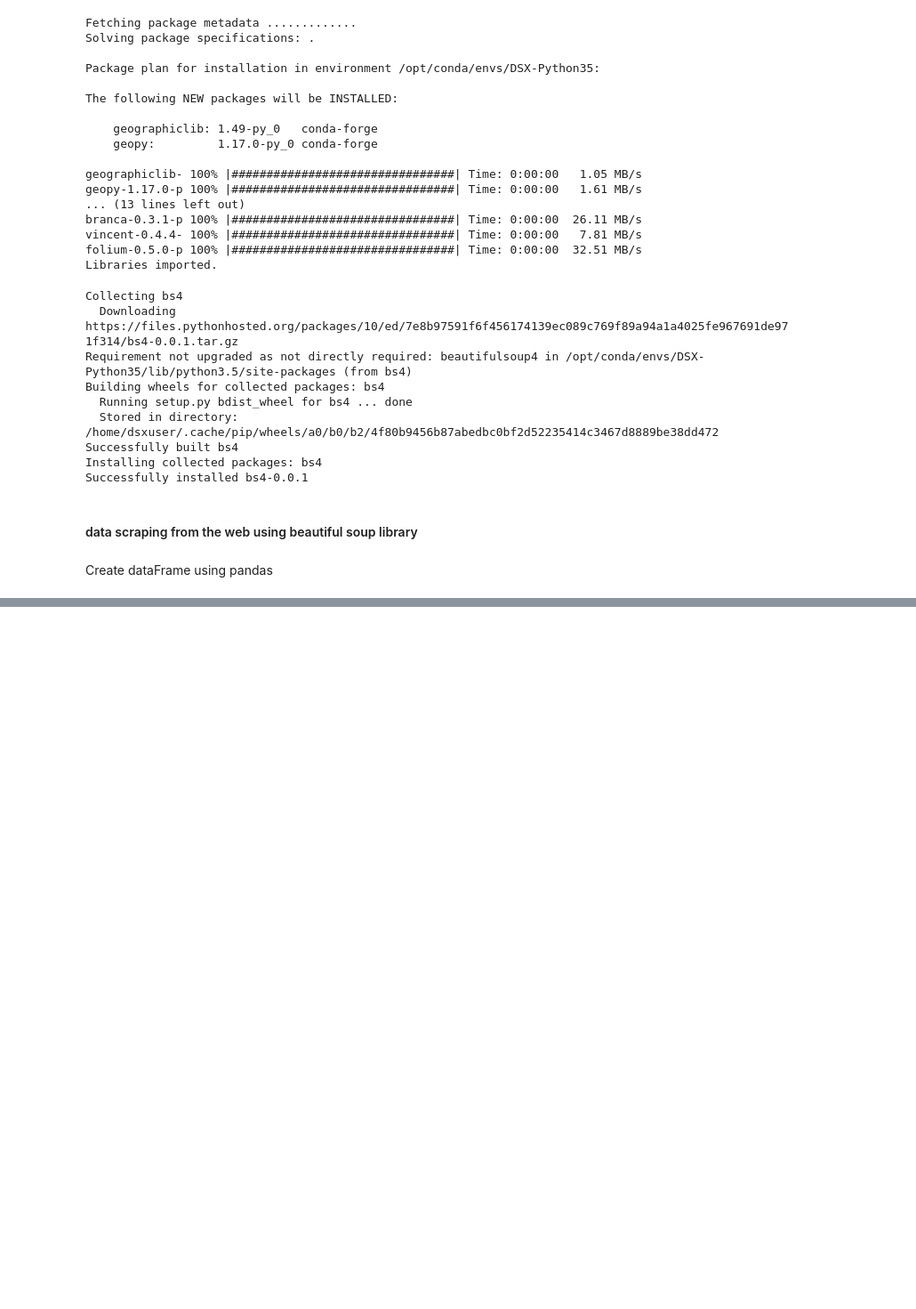
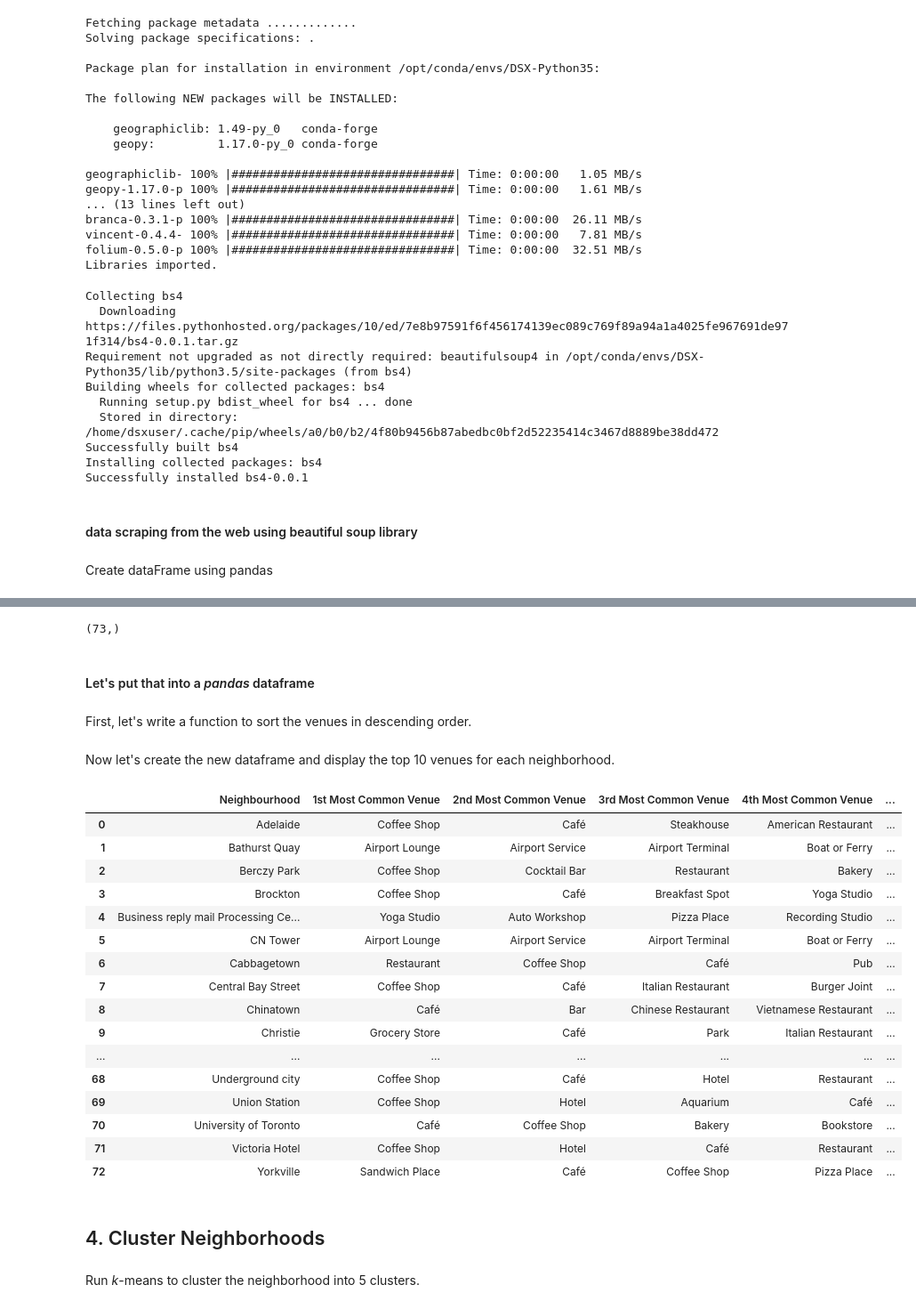
Before and after one commit to saiseetharamaaih/Machine-learning-Classification-Algorithms, a Jupyter notebook: Segmenting and Clustering Neighborhoods in Toronto.ipynb, the cells around one changed output, grey strips where cells are left out. Shown at 89% size. Drawn from its saved outputs; the diff is of its cells as text; code cells hidden in the pictures; blank space fills up the shorter version.

```diff
--- a/Segmenting and Clustering Neighborhoods in Toronto.ipynb
+++ b/Segmenting and Clustering Neighborhoods in Toronto.ipynb
@@ -98,0 +168,3 @@ df1.columns=head_list
+# %%
+Toronto_data = df[df.Borough.str.contains("Toronto")]
+Toronto_data['Neighbourhood'].unique().shape
@@ -98,0 +374,3 @@ df1.columns=head_list
+# %%
+Toronto_grouped = Toronto_onehot.groupby('Neighbourhood').mean().reset_index()
+Toronto_grouped.head()
@@ -98,0 +392,12 @@ df1.columns=head_list
+# %%
+num_top_venues = 5
+
+for hood in Toronto_grouped['Neighbourhood']:
+    print("----"+hood+"----")
+    temp = Toronto_grouped[Toronto_grouped['Neighbourhood'] == hood].T.reset_index()
+    temp.columns = ['venue','freq']
+    temp = temp.iloc[1:]
+    temp['freq'] = temp['freq'].astype(float)
+    temp = temp.round({'freq': 2})
+    print(temp.sort_values('freq', ascending=False).reset_index(drop=True).head(num_top_venues))
+    print('\n')
@@ -98,0 +422,59 @@ df1.columns=head_list
+# %%
+Toronto_grouped['Neighbourhood'].shape
+# %% [output]
+(73,)
+# %% [markdown]
+#### Let's put that into a *pandas* dataframe
+# %% [markdown]
+First, let's write a function to sort the venues in descending order.
+# %%
+def return_most_common_venues(row, num_top_venues):
+    row_categories = row.iloc[1:]
+    row_categories_sorted = row_categories.sort_values(ascending=False)
+
+    return row_categories_sorted.index.values[0:num_top_venues]
+# %% [markdown]
+Now let's create the new dataframe and display the top 10 venues for each neighborhood.
+# %%
+num_top_venues = 10
+
+indicators = ['st', 'nd', 'rd']
+
+# create columns according to number of top venues
+columns = ['Neighbourhood']
+for ind in np.arange(num_top_venues):
+    try:
+        columns.append('{}{} Most Common Venue'.format(ind+1, indicators[ind]))
+    except:
+        columns.append('{}th Most Common Venue'.format(ind+1))
+
+# create a new dataframe
+neighborhoods_venues_sorted = pd.DataFrame(columns=columns)
+neighborhoods_venues_sorted['Neighbourhood'] = Toronto_grouped['Neighbourhood']
+
+for ind in np.arange(Toronto_grouped.shape[0]):
+    neighborhoods_venues_sorted.iloc[ind, 1:] = return_most_common_venues(Toronto_grouped.iloc[ind, :], num_top_venues)
+
+neighborhoods_venues_sorted
+# %% [output]
+|  | Neighbourhood | 1st Most Common Venue | 2nd Most Common Venue | 3rd Most Common Venue | 4th Most Common Venue | ... |
+| 0 | Adelaide | Coffee Shop | Café | Steakhouse | American Restaurant | ... |
+| 1 | Bathurst Quay | Airport Lounge | Airport Service | Airport Terminal | Boat or Ferry | ... |
+| 2 | Berczy Park | Coffee Shop | Cocktail Bar | Restaurant | Bakery | ... |
+| 3 | Brockton | Coffee Shop | Café | Breakfast Spot | Yoga Studio | ... |
+| 4 | Business reply mail Processing Ce... | Yoga Studio | Auto Workshop | Pizza Place | Recording Studio | ... |
+| 5 | CN Tower | Airport Lounge | Airport Service | Airport Terminal | Boat or Ferry | ... |
+| 6 | Cabbagetown | Restaurant | Coffee Shop | Café | Pub | ... |
+| 7 | Central Bay Street | Coffee Shop | Café | Italian Restaurant | Burger Joint | ... |
+| 8 | Chinatown | Café | Bar | Chinese Restaurant | Vietnamese Restaurant | ... |
+| 9 | Christie | Grocery Store | Café | Park | Italian Restaurant | ... |
+| ... | ... | ... | ... | ... | ... | ... |
+| 68 | Underground city | Coffee Shop | Café | Hotel | Restaurant | ... |
+| 69 | Union Station | Coffee Shop | Hotel | Aquarium | Café | ... |
+| 70 | University of Toronto | Café | Coffee Shop | Bakery | Bookstore | ... |
+| 71 | Victoria Hotel | Coffee Shop | Hotel | Café | Restaurant | ... |
+| 72 | Yorkville | Sandwich Place | Café | Coffee Shop | Pizza Place | ... |
+# %% [markdown]
+## 4. Cluster Neighborhoods
+# %% [markdown]
+Run *k*-means to cluster the neighborhood into 5 clusters.
```
Also changed, not shown: parts of 50 cells of this notebook.
